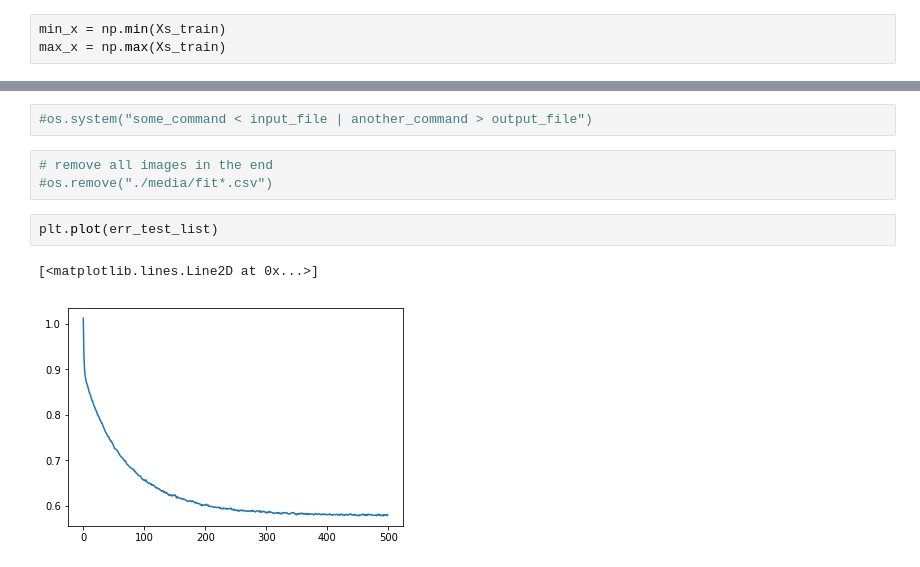
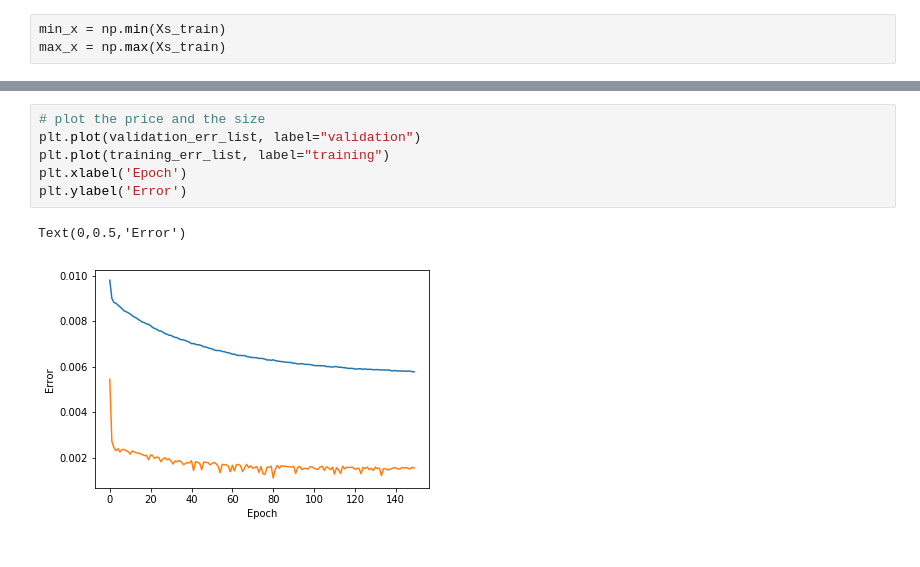
Before and after one commit to sthalles/blog-resources, a Jupyter notebook: gradient-descent/LinearModel.ipynb, the cells around one changed output, grey strips where cells are left out. Saved outputs shown, nothing was run; the diff lists cells and outputs as text.

```diff
--- a/gradient-descent/LinearModel.ipynb
+++ b/gradient-descent/LinearModel.ipynb
@@ -163,10 +164,9 @@ Epoch: 499 Generalization err: 0.5810013017805066
-# %%
-#os.system("some_command < input_file | another_command > output_file")
-# %%
-# remove all images in the end
-#os.remove("./media/fit*.csv")
-# %%
-plt.plot(err_test_list)
-# %% [output]
-[<matplotlib.lines.Line2D at 0x...>]
-[figure, removed]
+# %%
+# plot the price and the size
+plt.plot(validation_err_list, label="validation")
+plt.plot(training_err_list, label="training")
+plt.xlabel('Epoch')
+plt.ylabel('Error')
+# %% [output]
+Text(0,0.5,'Error')
+[figure, added]
```
Also changed, not shown: parts of 11 cells of this notebook.
